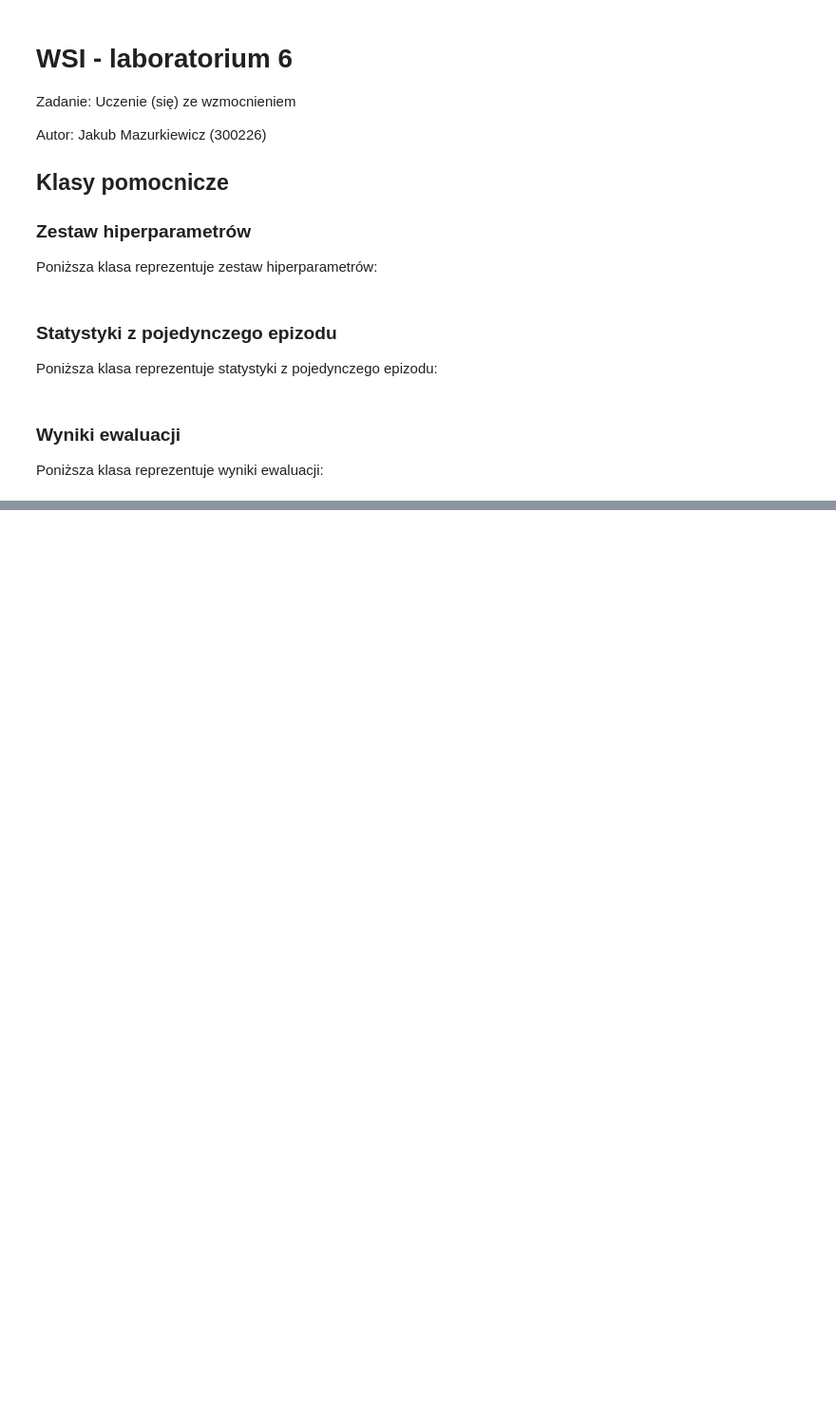
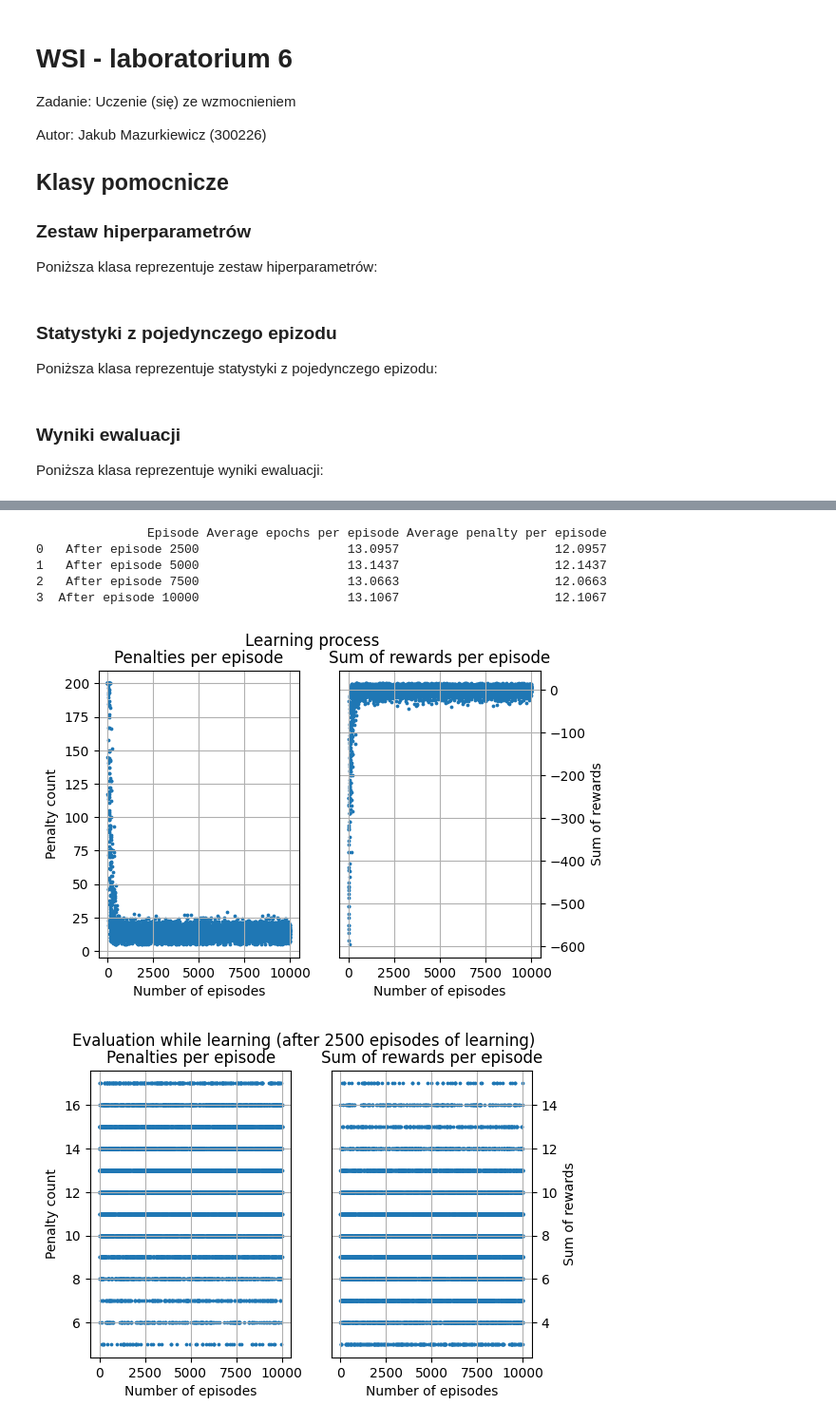
Before and after one commit to JMazurkiewicz/WSI-assignments, a Jupyter notebook: lab-6/documentation.ipynb, the cells around one changed output, grey strips where cells are left out. Shown at 95% size. Cells and saved outputs as stored; diff of their text form; code cells hidden in the pictures; blank space fills up the shorter version.

```diff
--- a/lab-6/documentation.ipynb
+++ b/lab-6/documentation.ipynb
@@ -77,0 +278,10 @@ from gym import Env
+# %%
+experiment(learning_rate=0.5, discount_factor=0.9, epsilon=0.1, episodes=10000)
+# %% [output]
+               Episode Average epochs per episode Average penalty per episode
+0   After episode 2500                    13.0957                     12.0957
+1   After episode 5000                    13.1437                     12.1437
+2   After episode 7500                    13.0663                     12.0663
+3  After episode 10000                    13.1067                     12.1067
+[figure, added]
+[figure, added]
```
Also changed, not shown: parts of 22 cells of this notebook, 4 other files.
